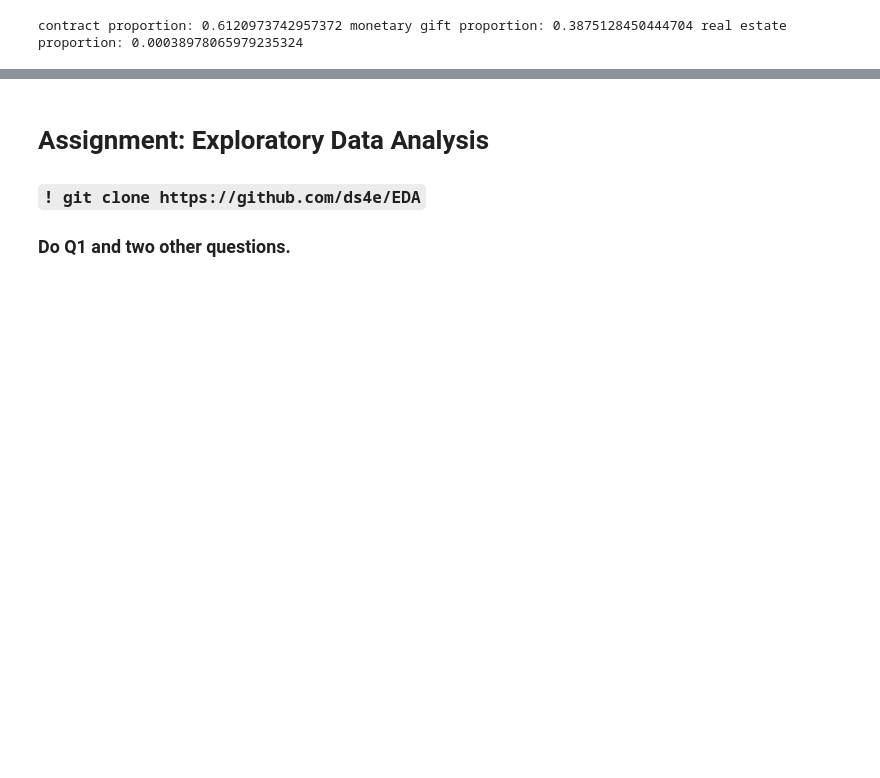
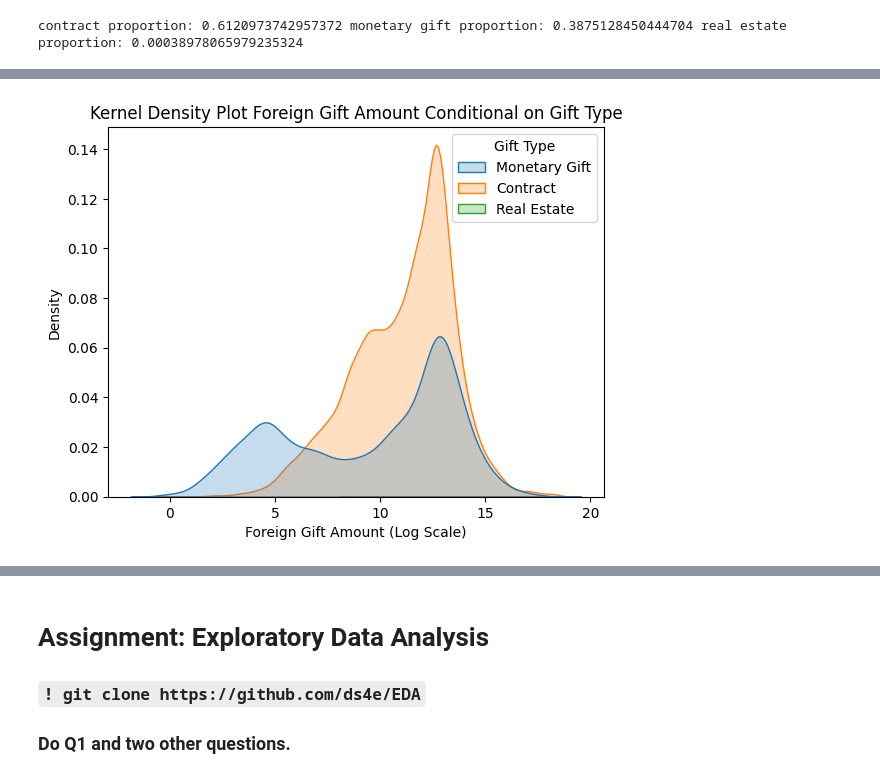
Before and after one commit to ameliavasiliu/EDA, a Jupyter notebook: assignment/assignment.ipynb, the cells around one changed output, grey strips where cells are left out. Saved outputs shown, nothing was run; the diff lists cells and outputs as text; code cells hidden in the pictures; blank space fills up the shorter version.

```diff
--- a/assignment/assignment.ipynb
+++ b/assignment/assignment.ipynb
@@ -68,0 +79,9 @@ df["Foreign Gift Amount"] = df.sns.kd
+# %%
+# conditional on gift type
+sns.kdeplot(data=df, x=np.log(df['Foreign Gift Amount']), hue='Gift Type', fill=True)
+plt.title("Kernel Density Plot Foreign Gift Amount Conditional on Gift Type")
+plt.xlabel("Foreign Gift Amount (Log Scale)")
+plt.ylabel("Density")
+plt.show()
+# %% [output]
+[figure, added]
```
Also changed, not shown: parts of 13 cells of this notebook.
